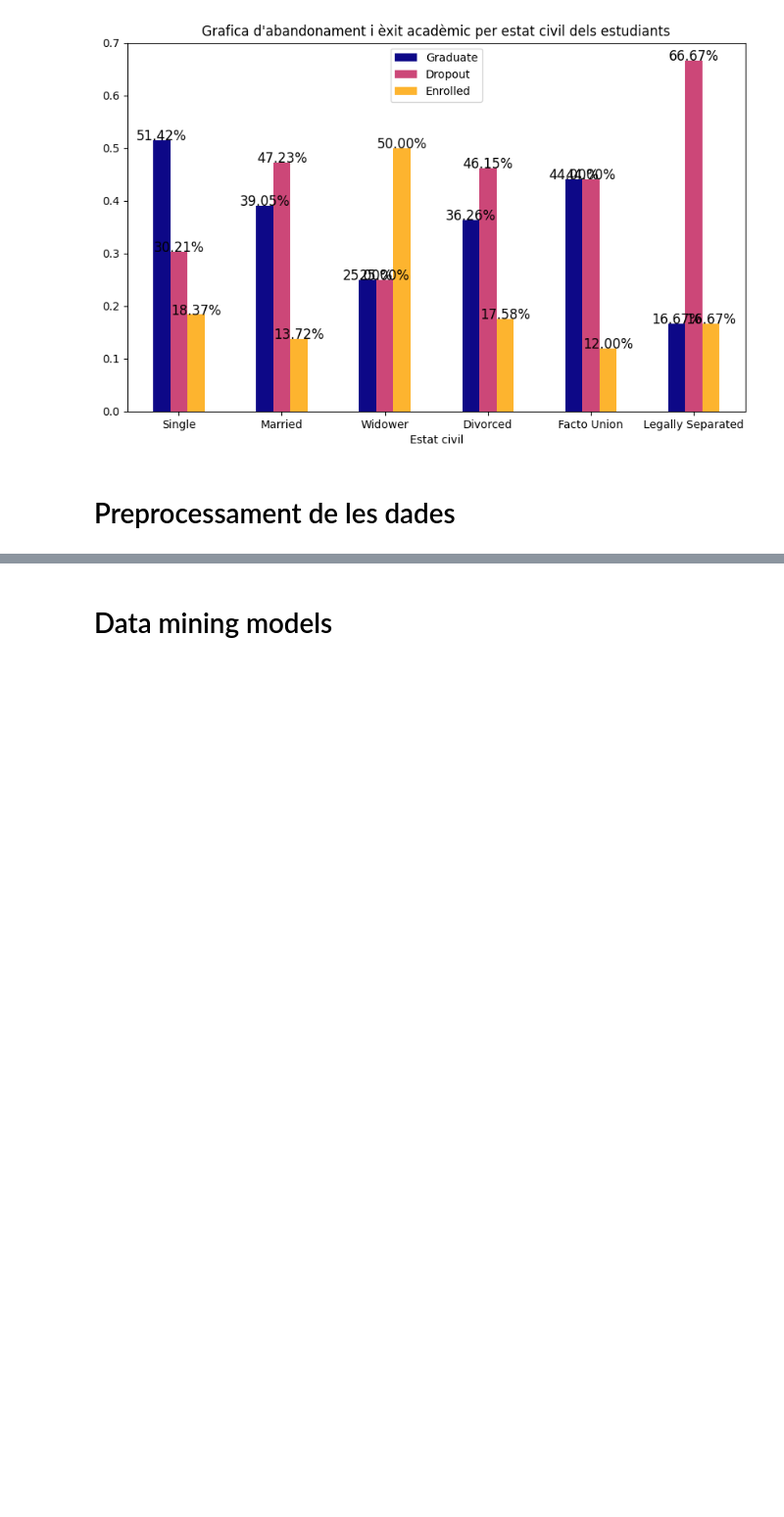
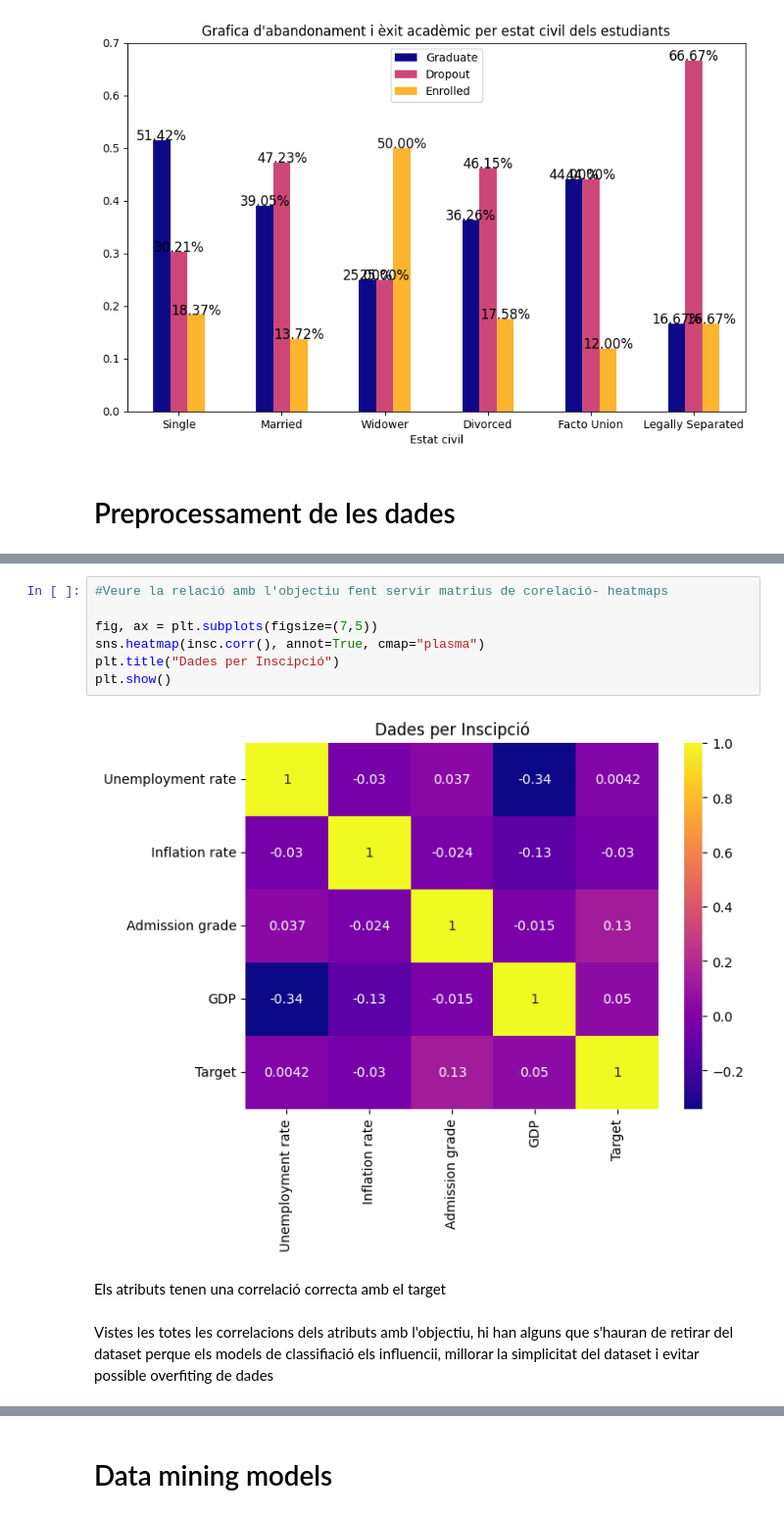
Before and after one commit to Mariona-FT/Data-Mining-MIDA, a Jupyter notebook: Projecte mida_NOU.ipynb, the cells around one changed output, grey strips where cells are left out. Shown at 98% size. Saved outputs shown, nothing was run; the diff lists cells and outputs as text; blank space fills up the shorter version.

Commit message:
correlacions+ preprocessat completat

```diff
--- a/Projecte mida_NOU.ipynb
+++ b/Projecte mida_NOU.ipynb
@@ -639,0 +842,13 @@ Si llista (Index:[]) esta buida significa que no hi ha cap fila duplicada
+# %%
+#Veure la relació amb l'objectiu fent servir matrius de corelació- heatmaps
+
+fig, ax = plt.subplots(figsize=(7,5))
+sns.heatmap(insc.corr(), annot=True, cmap="plasma")
+plt.title("Dades per Inscipció")
+plt.show()
+# %% [output]
+[figure, added]
+# %% [markdown]
+Els atributs tenen una correlació correcta amb el target
+# %% [markdown]
+Vistes les totes les correlacions dels atributs amb l'objectiu, hi han alguns que s'hauran de retirar del dataset perque els models de classifiació els  influencii, millorar la simplicitat del dataset i evitar possible overfiting de dades
```
Also changed, not shown: parts of 21 cells of this notebook.
